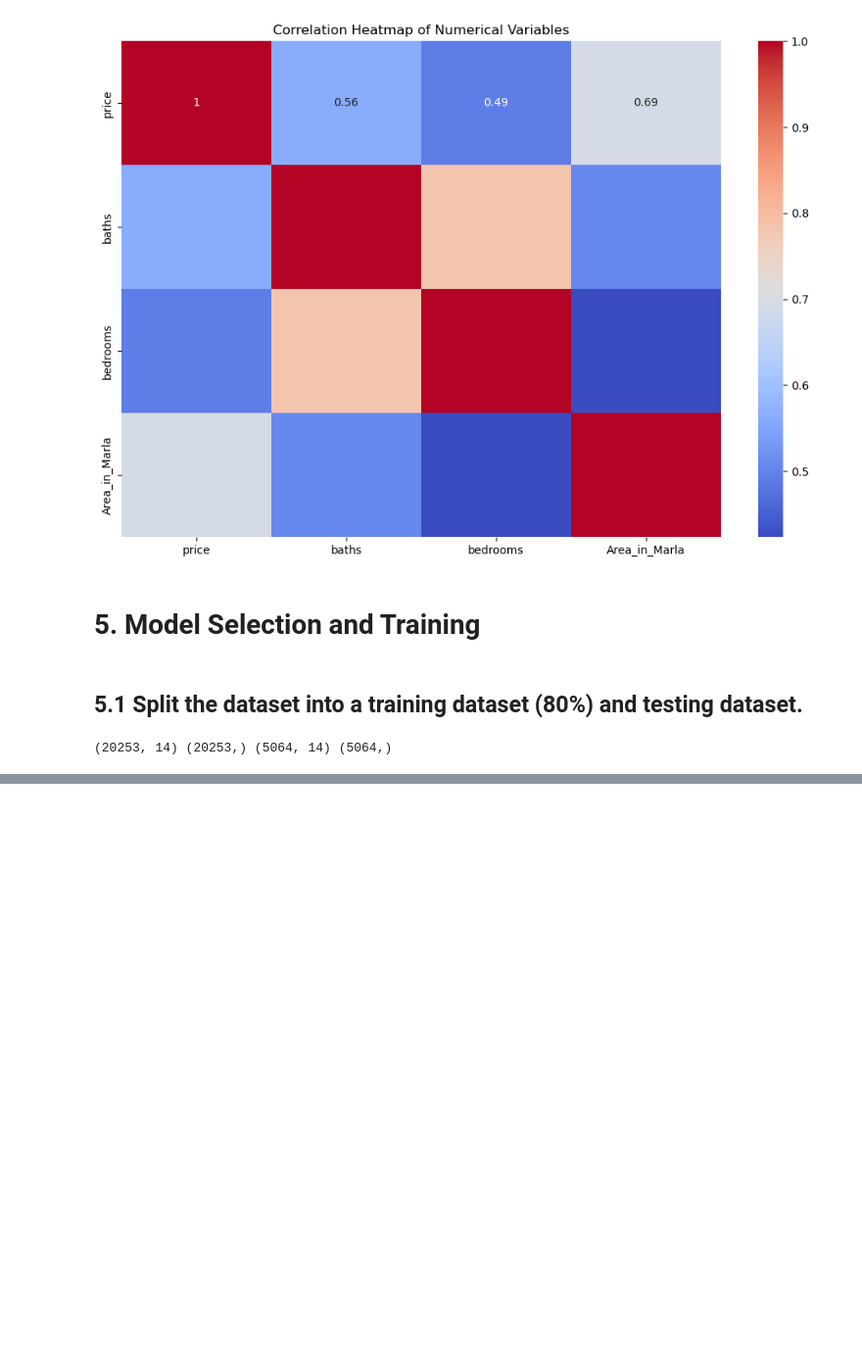
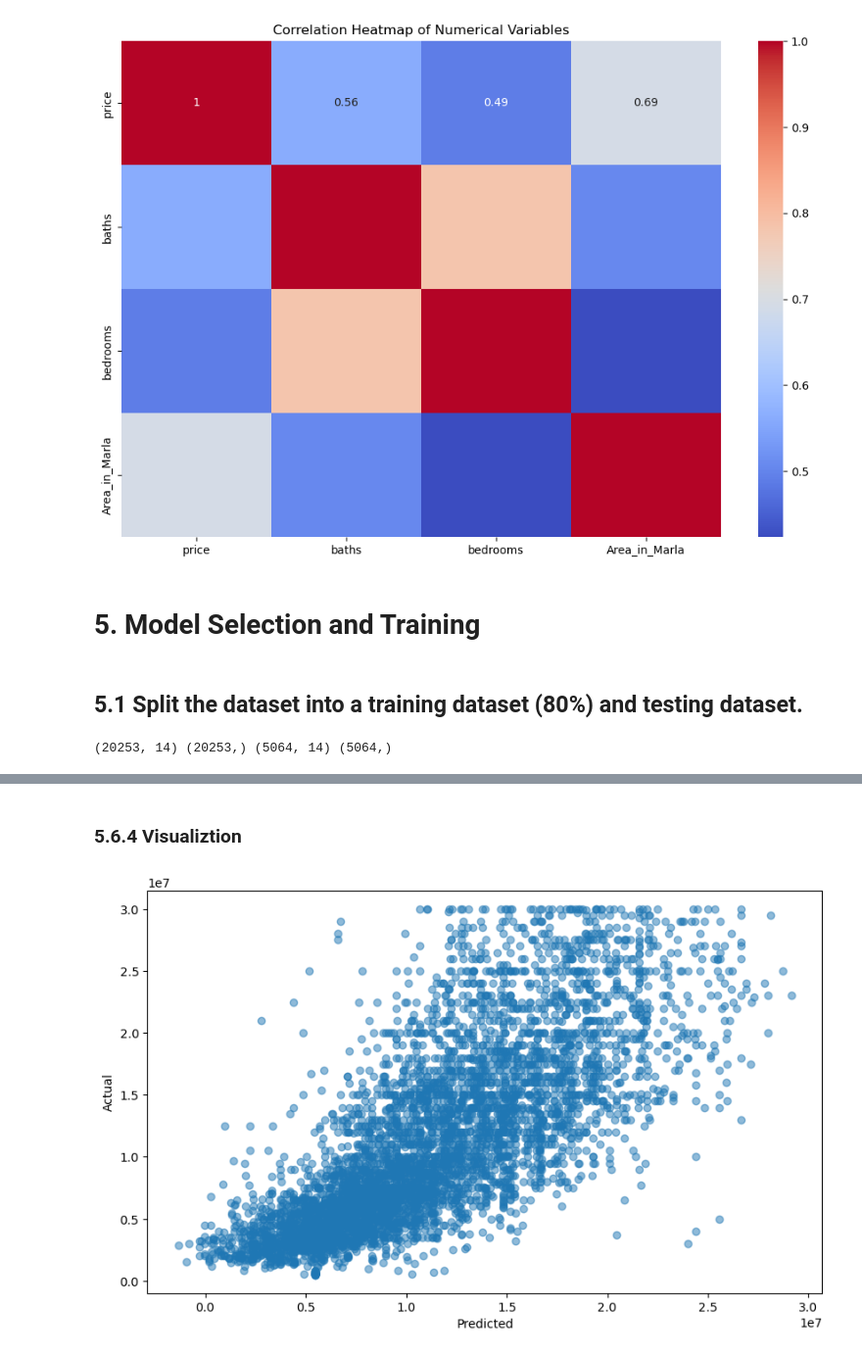
Before and after one commit to leroymusa/EECS3401-Final-Project, a Jupyter notebook: EECS3401_Final_Project.ipynb, the cells around one changed output, grey strips where cells are left out. Shown at 98% size. Drawn from its saved outputs; the diff is of its cells as text; code cells hidden in the pictures; blank space fills up the shorter version.

Commit message:
final_project: Added Models and data comparison

```diff
--- a/EECS3401_Final_Project.ipynb
+++ b/EECS3401_Final_Project.ipynb
@@ -392,0 +421,7 @@ print(X_train.shape, y_train.shape, X_test.shape, y_test.shape)
+# %%
+# Model 3
+from sklearn.ensemble import RandomForestRegressor
+
+# Create and fit the RandomForestRegressor model
+random_forest_model = RandomForestRegressor(n_estimators=1000, random_state=5, max_depth=10, min_samples_split=10)
+random_forest_model.fit(x_train, y_train)
@@ -392,0 +433,7 @@ print(X_train.shape, y_train.shape, X_test.shape, y_test.shape)
+# %%
+# Model 4
+from sklearn.ensemble import GradientBoostingRegressor
+
+# Create and fit the RandomForestRegressor model
+GBR_model = GradientBoostingRegressor(random_state=42, n_estimators=2000, max_depth = 3, max_features = 3, min_samples_split = 10)
+GBR_model.fit(x_train, y_train)
@@ -392,0 +532,5 @@ print(X_train.shape, y_train.shape, X_test.shape, y_test.shape)
+# %%
+lr_model.fit(x_test,y_test)
+decision_tree_model.fit(x_test, y_test)
+random_forest_model.fit(x_test, y_test)
+GBR_model.fit(x_test, y_test)
@@ -392,0 +571,14 @@ print(X_train.shape, y_train.shape, X_test.shape, y_test.shape)
+# %% [markdown]
+### 5.6.4 Visualiztion
+# %%
+def plot_scatter(model) :
+    y_pred = model.predict(x_test)
+    plt.figure(figsize=(10, 6))
+    plt.scatter(y_pred, y_test, alpha=0.5)
+    plt.xlabel('Predicted')
+    plt.ylabel('Actual')
+    plt.show()
+# %%
+plot_scatter(lr_model)
+# %% [output]
+[figure, added]
```
Also changed, not shown: parts of 45 cells of this notebook.
